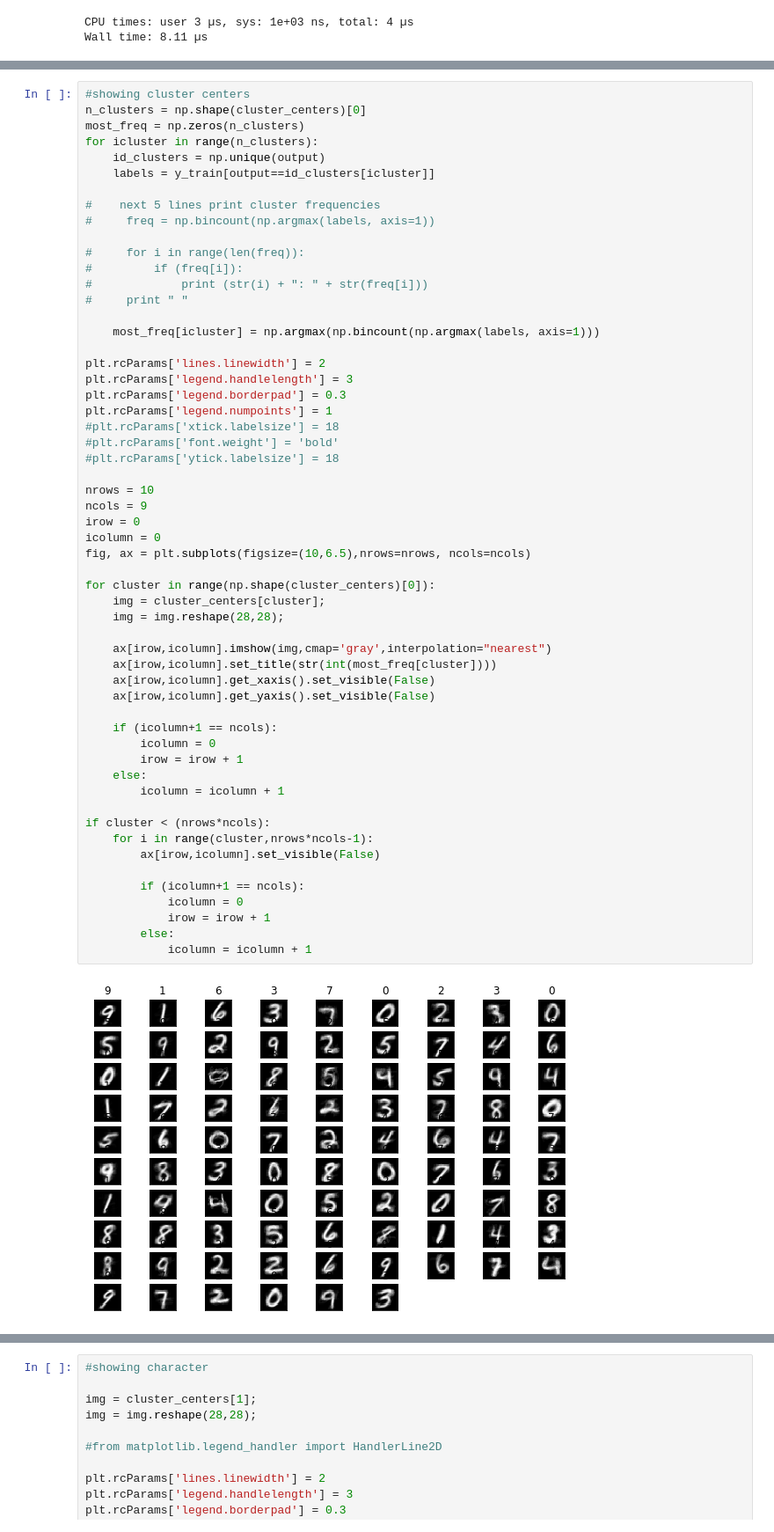
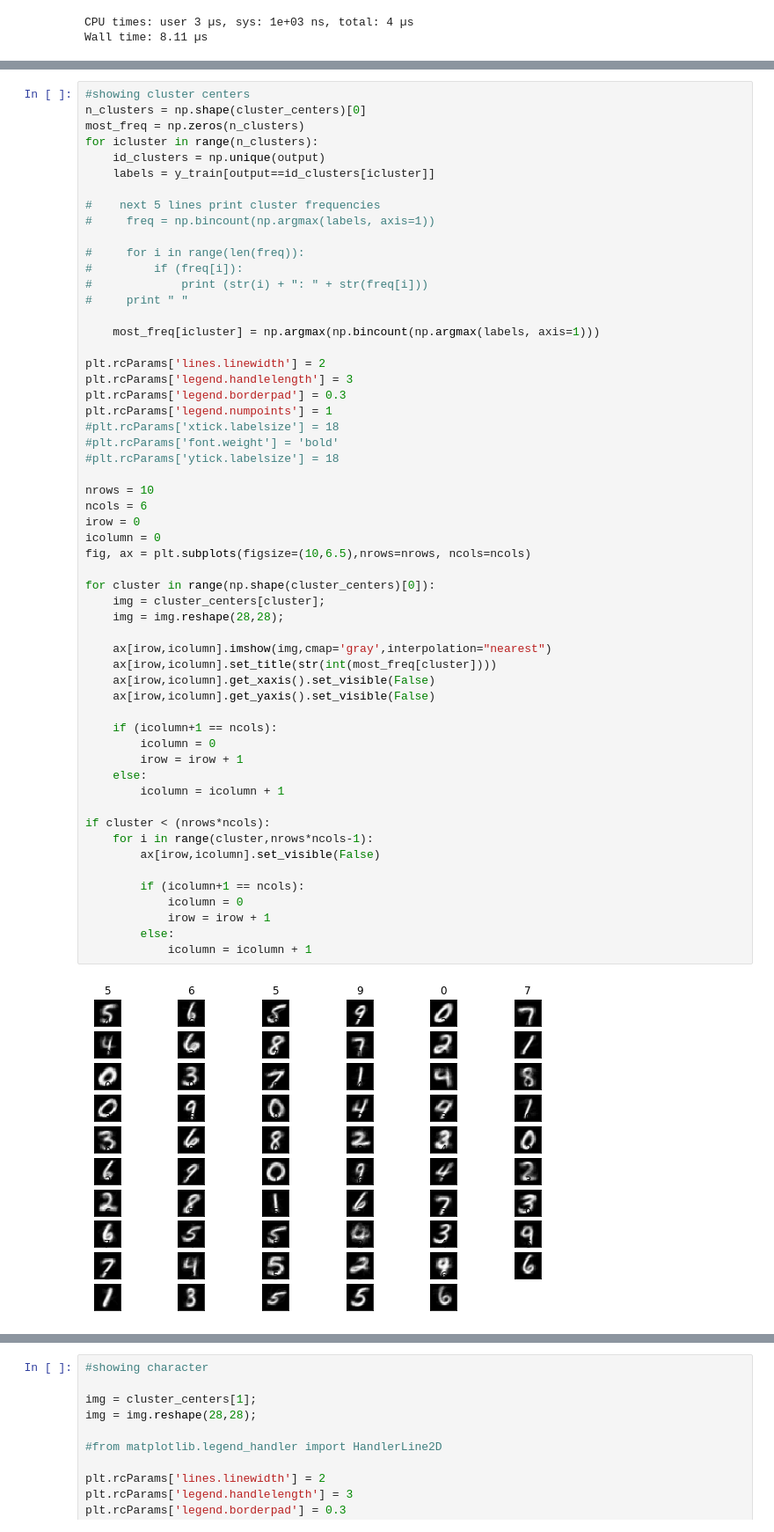
Before and after one commit to hellenlima/NN_unsup, a Jupyter notebook: MNIST_Kmeans.ipynb, the cells around one changed output, grey strips where cells are left out. Shown at 88% size. Saved outputs shown, nothing was run; the diff lists cells and outputs as text.

```diff
--- a/MNIST_Kmeans.ipynb
+++ b/MNIST_Kmeans.ipynb
@@ -207,37 +207,37 @@ plt.rcParams['legend.numpoints'] = 1
 #plt.rcParams['ytick.labelsize'] = 18
 
 nrows = 10
-ncols = 9
+ncols = 6
 irow = 0
 icolumn = 0
 fig, ax = plt.subplots(figsize=(10,6.5),nrows=nrows, ncols=ncols)
 
 for cluster in range(np.shape(cluster_centers)[0]):
     img = cluster_centers[cluster];
     img = img.reshape(28,28);
 
     ax[irow,icolumn].imshow(img,cmap='gray',interpolation="nearest")
     ax[irow,icolumn].set_title(str(int(most_freq[cluster])))
     ax[irow,icolumn].get_xaxis().set_visible(False)
     ax[irow,icolumn].get_yaxis().set_visible(False)
 
     if (icolumn+1 == ncols):
         icolumn = 0
         irow = irow + 1
     else:
         icolumn = icolumn + 1
 
 if cluster < (nrows*ncols):
     for i in range(cluster,nrows*ncols-1):
         ax[irow,icolumn].set_visible(False)
 
         if (icolumn+1 == ncols):
             icolumn = 0
             irow = irow + 1
         else:
             icolumn = icolumn + 1
 # %% [output]
-[figure, old version]
+[figure, new version]
 # %%
 #showing cluster frequencies
 n_clusters = np.shape(cluster_centers)[0]
```
Also changed, not shown: parts of 2 cells of this notebook.
